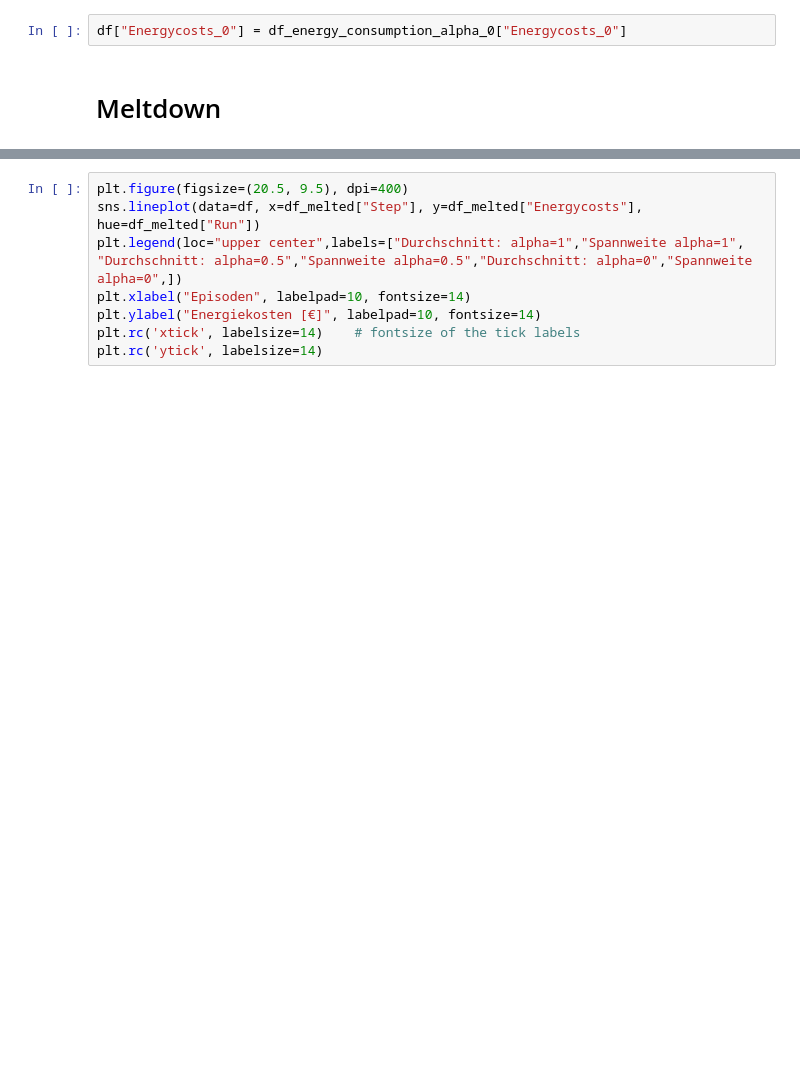
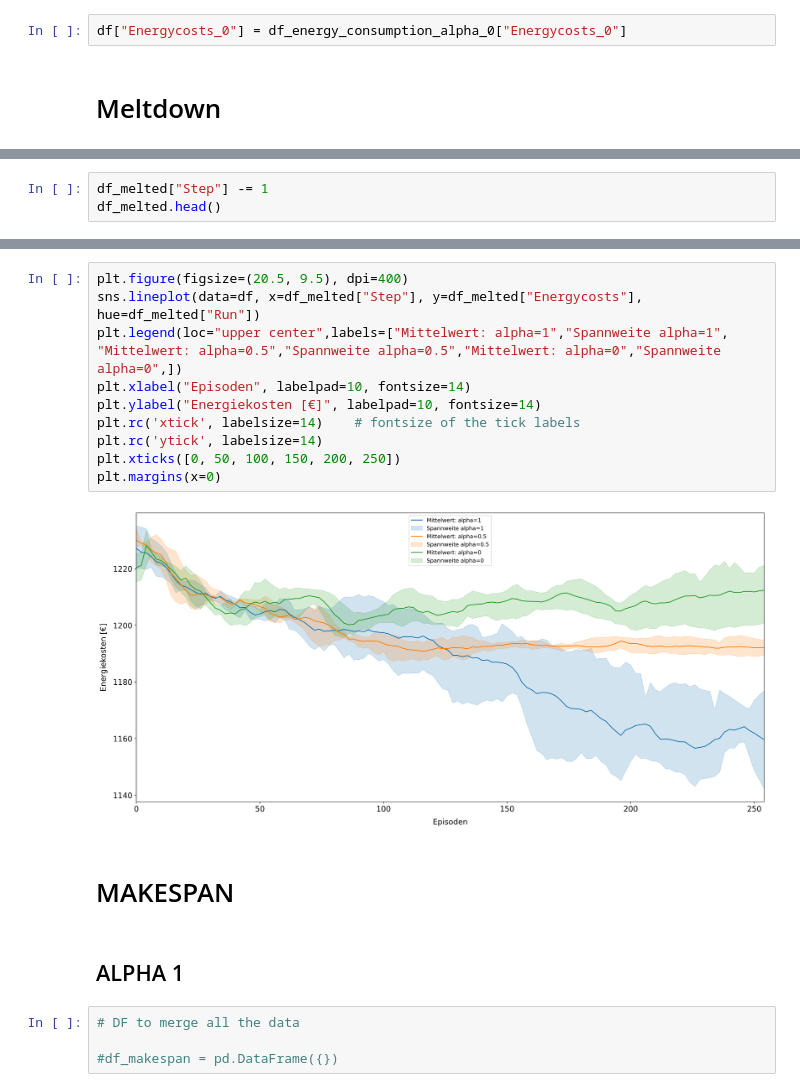
Before and after one commit to hornstrandir/Job-Shop-Scheduling-Problem, a Jupyter notebook: notebooks/eval_energy_consumption.ipynb, the cells around one changed output, grey strips where cells are left out. Cells and saved outputs as stored; diff of their text form; blank space fills up the shorter version.

```diff
--- a/notebooks/eval_energy_consumption.ipynb
+++ b/notebooks/eval_energy_consumption.ipynb
@@ -92,0 +205,3 @@ df_melted.head()
+# %%
+df_melted["Step"] -= 1
+df_melted.head()
@@ -93,8 +215,20 @@ df_melted.head()
 # %%
 plt.figure(figsize=(20.5, 9.5), dpi=400)
 sns.lineplot(data=df, x=df_melted["Step"], y=df_melted["Energycosts"], hue=df_melted["Run"])
-plt.legend(loc="upper center",labels=["Durchschnitt: alpha=1","Spannweite alpha=1", "Durchschnitt: alpha=0.5","Spannweite alpha=0.5","Durchschnitt: alpha=0","Spannweite alpha=0",])
+plt.legend(loc="upper center",labels=["Mittelwert: alpha=1","Spannweite alpha=1", "Mittelwert: alpha=0.5","Spannweite alpha=0.5","Mittelwert: alpha=0","Spannweite alpha=0",])
 plt.xlabel("Episoden", labelpad=10, fontsize=14)
 plt.ylabel("Energiekosten [€]", labelpad=10, fontsize=14)
 plt.rc('xtick', labelsize=14)    # fontsize of the tick labels
 plt.rc('ytick', labelsize=14)
+plt.xticks([0, 50, 100, 150, 200, 250])
+plt.margins(x=0)
+# %% [output]
+[figure, added]
+# %% [markdown]
+# MAKESPAN
+# %% [markdown]
+## ALPHA 1
+# %%
+# DF to merge all the data
+
+#df_makespan = pd.DataFrame({})
```
Also changed, not shown: parts of 31 cells of this notebook, 2 other files.
